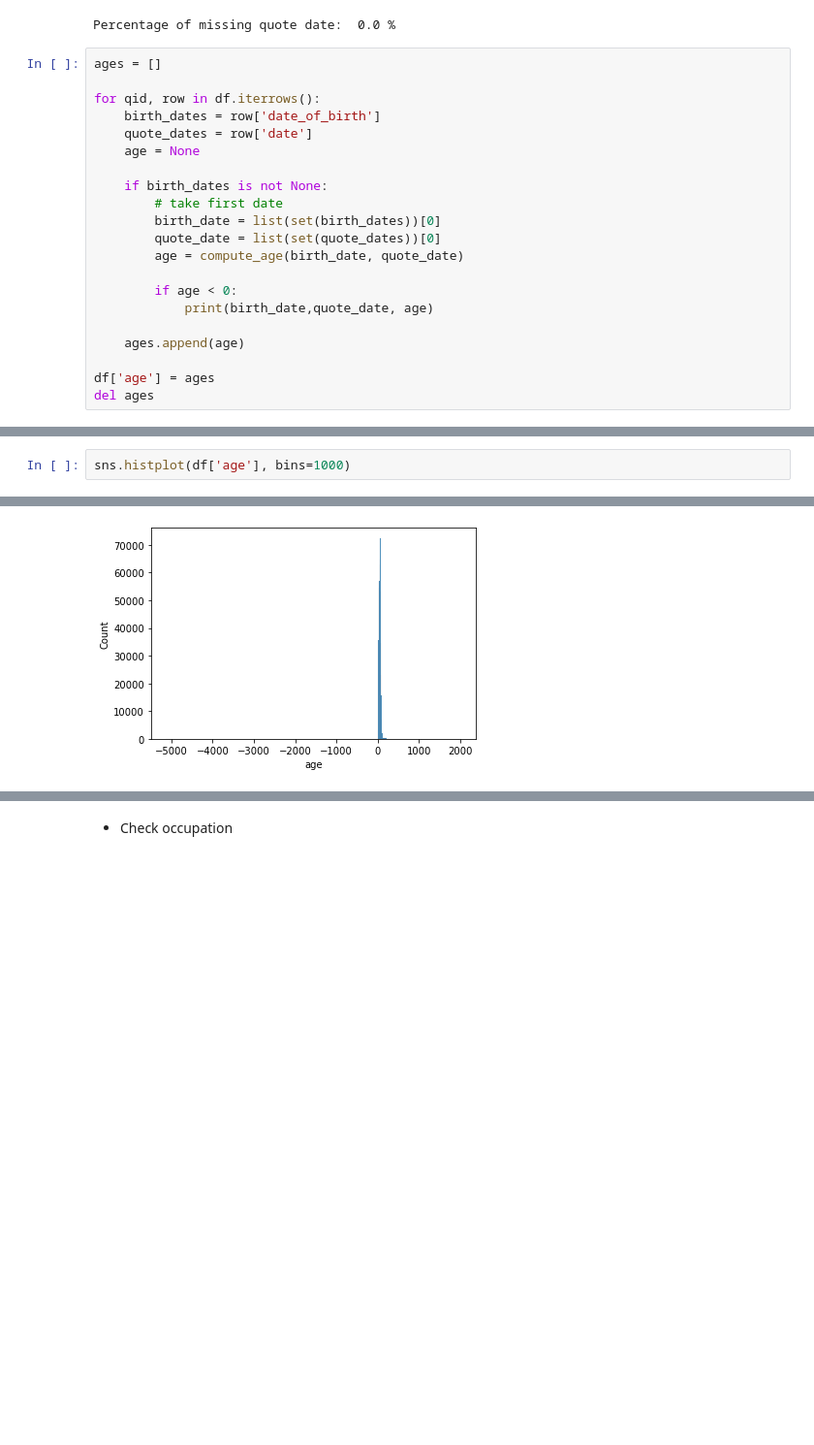
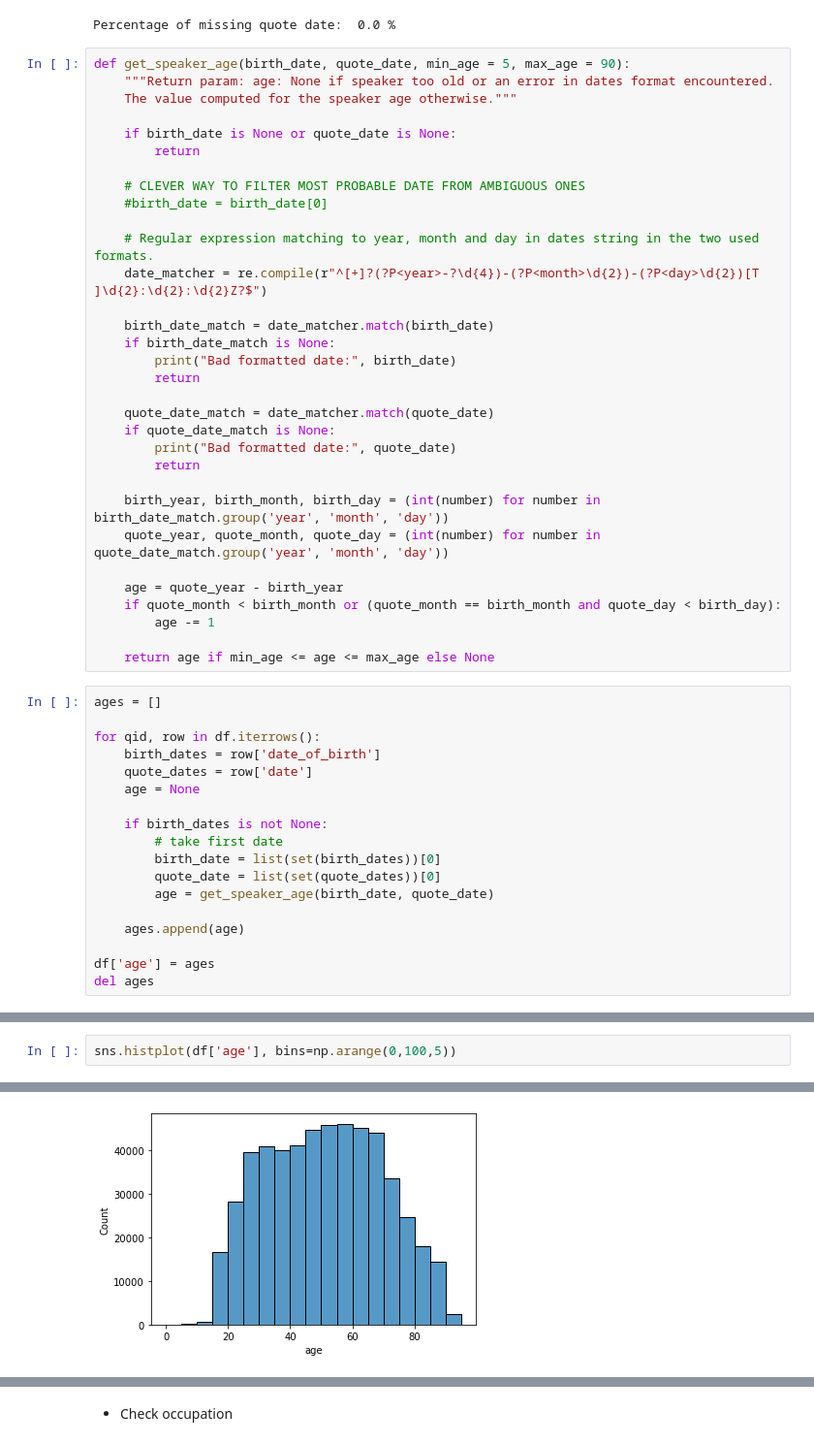
Before and after one commit to epfl-ada/ada-2021-project-cool-group-name, a Jupyter notebook: Data Analysis Speaker.ipynb, the cells around one changed output, grey strips where cells are left out. Shown at 97% size. Saved outputs shown, nothing was run; the diff lists cells and outputs as text; blank space fills up the shorter version.

Commit message:
speaker feature analysis

```diff
--- a/Data Analysis Speaker.ipynb
+++ b/Data Analysis Speaker.ipynb
@@ -330,6 +377,38 @@ Percentage of missing birth_date:  22.514592647789367 %
 print("Percentage of missing quote date: ", 100 * df.date.isna().sum()/len(df.date), "%")
 # %% [output]
 Percentage of missing quote date:  0.0 %
+# %%
+def get_speaker_age(birth_date, quote_date, min_age = 5, max_age = 90):
+    """Return param: age: None if speaker too old or an error in dates format encountered.
+    The value computed for the speaker age otherwise."""
+
+    if birth_date is None or quote_date is None:
+        return
+
+    # CLEVER WAY TO FILTER MOST PROBABLE DATE FROM AMBIGUOUS ONES
+    #birth_date = birth_date[0]
+
+    # Regular expression matching to year, month and day in dates string in the two used formats.
+    date_matcher = re.compile(r"^[+]?(?P<year>-?\d{4})-(?P<month>\d{2})-(?P<day>\d{2})[T ]\d{2}:\d{2}:\d{2}Z?$")
+
+    birth_date_match = date_matcher.match(birth_date)
+    if birth_date_match is None:
+        print("Bad formatted date:", birth_date)
+        return
+
+    quote_date_match = date_matcher.match(quote_date)
+    if quote_date_match is None:
+        print("Bad formatted date:", quote_date)
+        return
+
+    birth_year, birth_month, birth_day = (int(number) for number in birth_date_match.group('year', 'month', 'day'))
+    quote_year, quote_month, quote_day = (int(number) for number in quote_date_match.group('year', 'month', 'day'))
+
+    age = quote_year - birth_year
+    if quote_month < birth_month or (quote_month == birth_month and quote_day < birth_day):
+        age -= 1
+
+    return age if min_age <= age <= max_age else None
 # %%
 ages = []
 
@@ -342,10 +421,7 @@ for qid, row in df.iterrows():
         # take first date
         birth_date = list(set(birth_dates))[0]
         quote_date = list(set(quote_dates))[0]
-        age = compute_age(birth_date, quote_date)
-
-        if age < 0:
-            print(birth_date,quote_date, age)
+        age = get_speaker_age(birth_date, quote_date)
 
     ages.append(age)
 
@@ -384,6 +445,6 @@ max        2018.000000
 Name: age, dtype: float64
 # %%
-sns.histplot(df['age'], bins=1000)
+sns.histplot(df['age'], bins=np.arange(0,100,5))
 # %% [output]
 <AxesSubplot:xlabel='age', ylabel='Count'>
-[figure, old version]
+[figure, new version]
```
Also changed, not shown: parts of 14 cells of this notebook.
